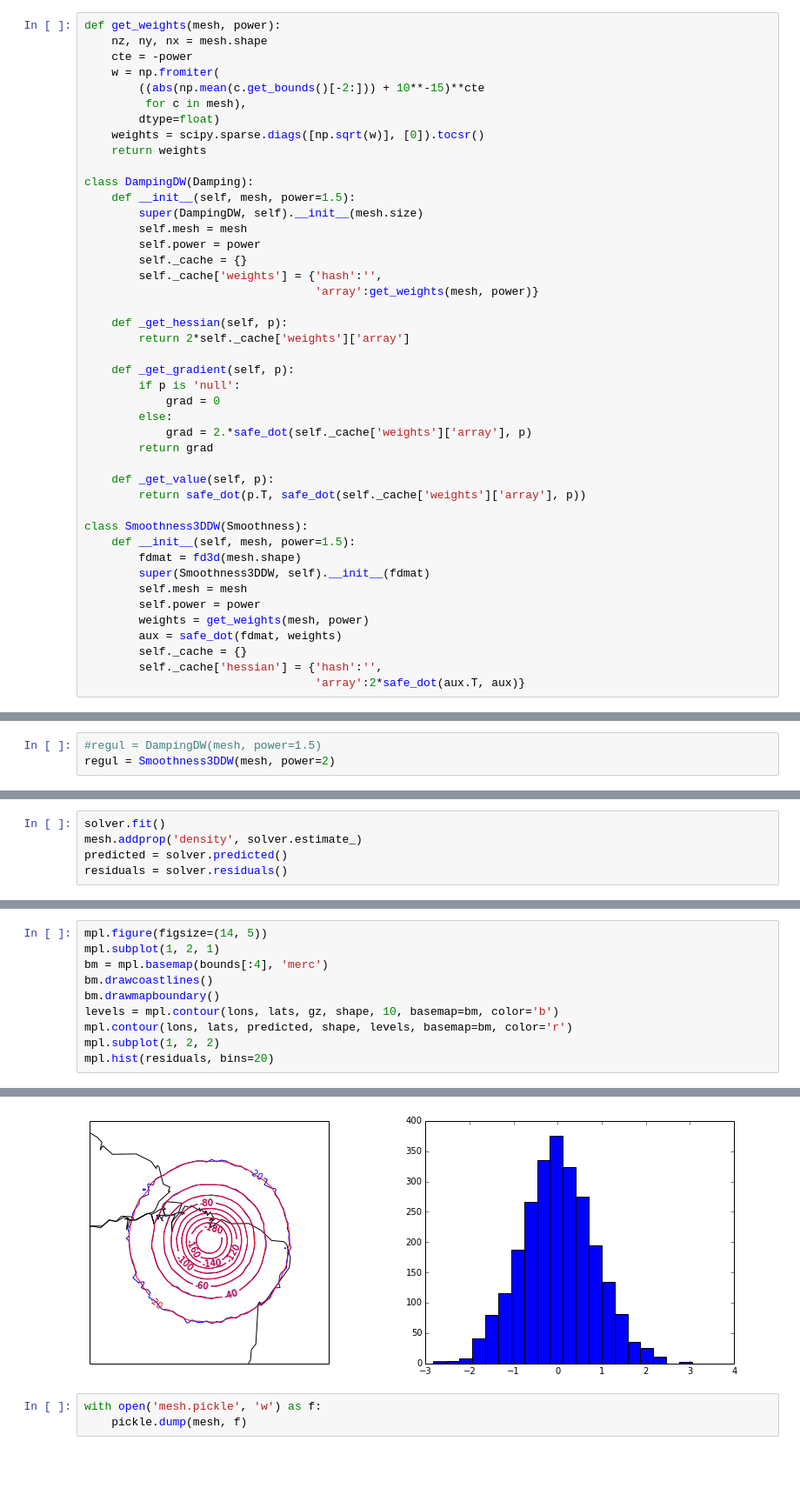
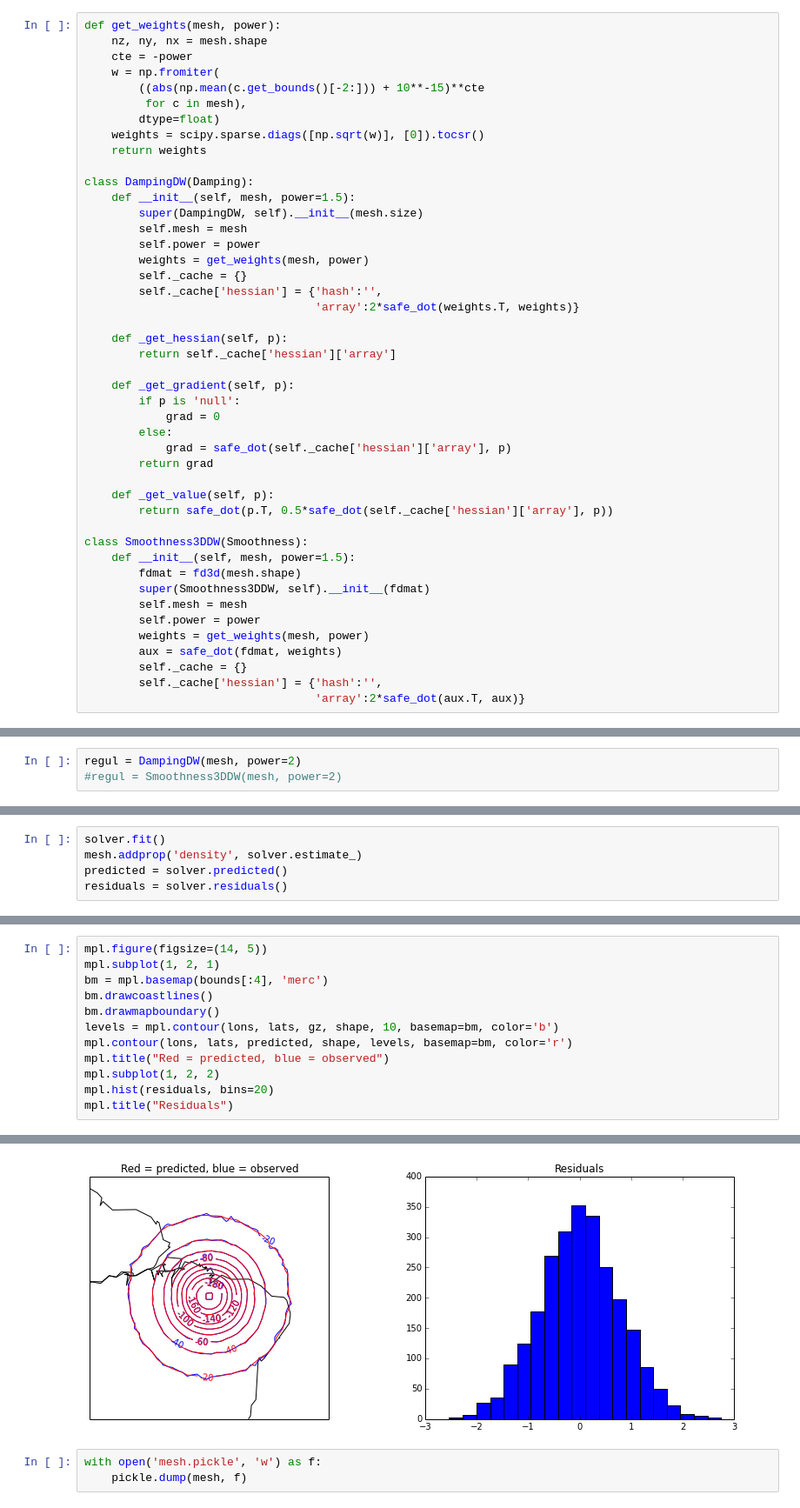
Before and after one commit to leouieda/relatorio-anual-geofisica-2014, a Jupyter notebook: phd-report-2014.ipynb, the cells around one changed output, grey strips where cells are left out. Shown at 87% size. Cells and saved outputs as stored; diff of their text form; blank space fills up the shorter version.

Commit message:
Using damping seems better than smoothness
See the notebook.

```diff
--- a/phd-report-2014.ipynb
+++ b/phd-report-2014.ipynb
@@ -154,22 +158,23 @@ class DampingDW(Damping):
         super(DampingDW, self).__init__(mesh.size)
         self.mesh = mesh
         self.power = power
+        weights = get_weights(mesh, power)
         self._cache = {}
-        self._cache['weights'] = {'hash':'',
-                                  'array':get_weights(mesh, power)}
+        self._cache['hessian'] = {'hash':'',
+                                  'array':2*safe_dot(weights.T, weights)}
 
     def _get_hessian(self, p):
-        return 2*self._cache['weights']['array']
+        return self._cache['hessian']['array']
 
     def _get_gradient(self, p):
         if p is 'null':
             grad = 0
         else:
-            grad = 2.*safe_dot(self._cache['weights']['array'], p)
+            grad = safe_dot(self._cache['hessian']['array'], p)
         return grad
 
     def _get_value(self, p):
-        return safe_dot(p.T, safe_dot(self._cache['weights']['array'], p))
+        return safe_dot(p.T, 0.5*safe_dot(self._cache['hessian']['array'], p))
 
 class Smoothness3DDW(Smoothness):
     def __init__(self, mesh, power=1.5):
@@ -186,8 +191,8 @@ class Smoothness3DDW(Smoothness):
 mesh = TesseroidMesh(bounds, (10, 25, 25))
 misfit = Gravity(lons, lats, heights, gz, mesh)
 # %%
-#regul = DampingDW(mesh, power=1.5)
-regul = Smoothness3DDW(mesh, power=2)
+regul = DampingDW(mesh, power=2)
+#regul = Smoothness3DDW(mesh, power=2)
 # %%
 w = regul.hessian(None)
 h = misfit.hessian(None)
@@ -217,6 +223,8 @@ bm.drawcoastlines()
 bm.drawmapboundary()
 levels = mpl.contour(lons, lats, gz, shape, 10, basemap=bm, color='b')
 mpl.contour(lons, lats, predicted, shape, levels, basemap=bm, color='r')
+mpl.title("Red = predicted, blue = observed")
 mpl.subplot(1, 2, 2)
 mpl.hist(residuals, bins=20)
+mpl.title("Residuals")
 # %% [output]
@@ -232,4 +232,4 @@ mpl.hist(residuals, bins=20)
-[figure, old version]
+[figure, new version]
 # %%
 with open('mesh.pickle', 'w') as f:
     pickle.dump(mesh, f)
```
Also changed, not shown: parts of 11 cells of this notebook.
